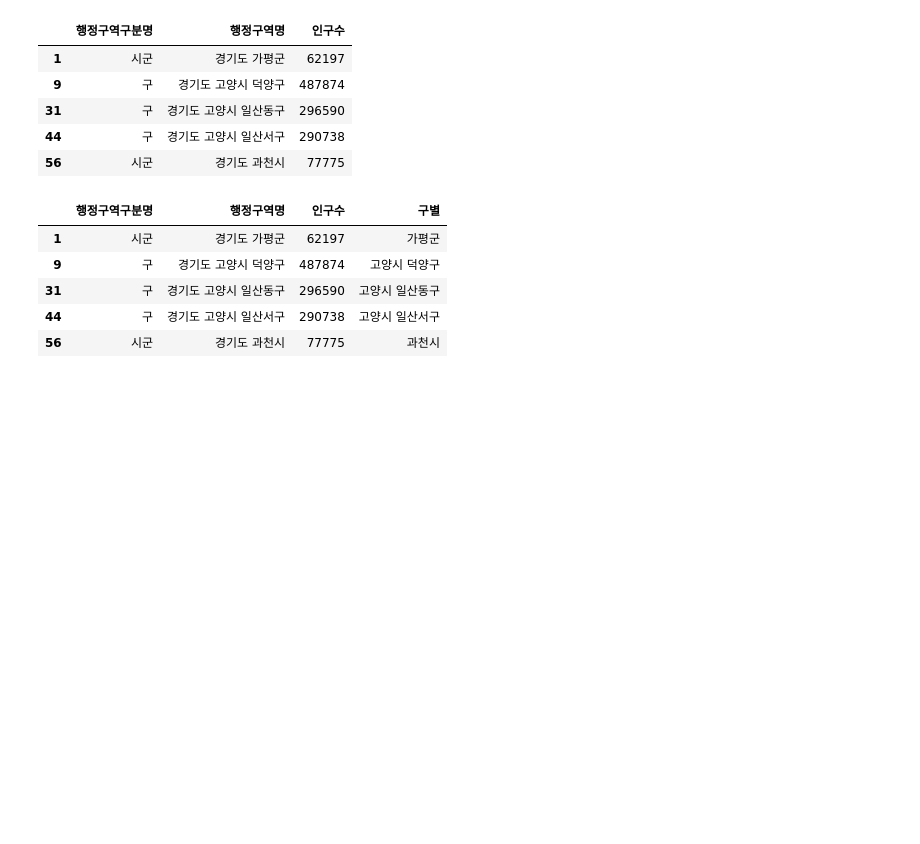
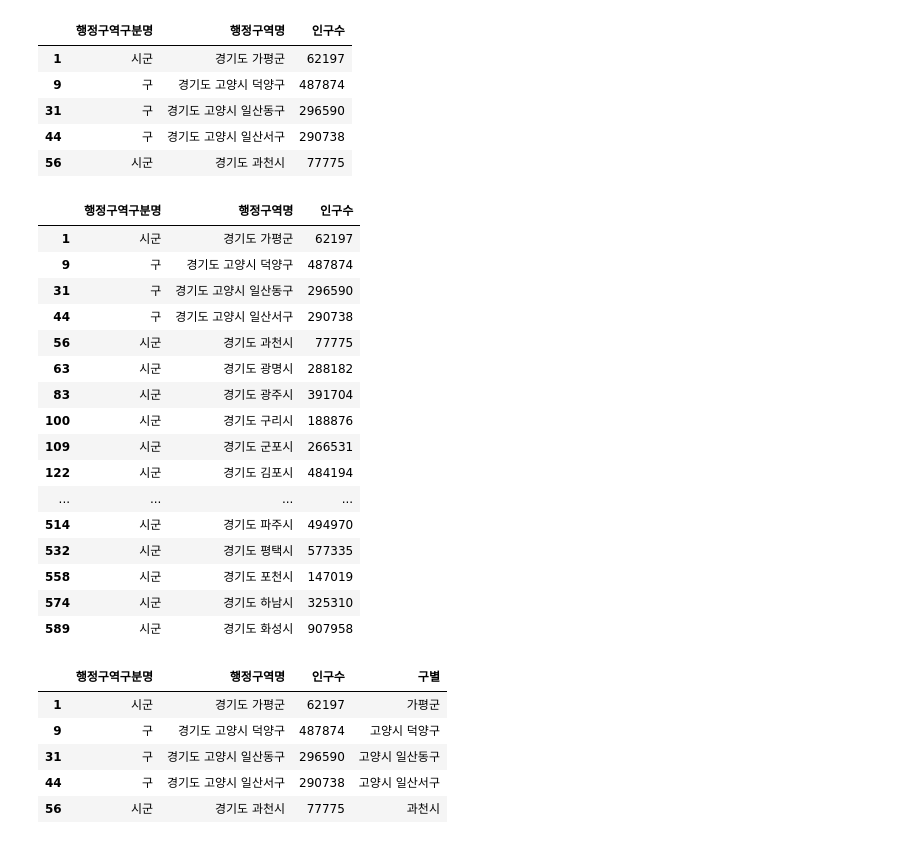
Before and after one commit to Mayhem-XD/DataAnalysis, a Jupyter notebook: 99.과제/02.경기도 공원.ipynb, the cells around one changed output. Drawn from its saved outputs; the diff is of its cells as text; code cells hidden in the pictures; blank space fills up the shorter version.

```diff
--- a/99.과제/02.경기도 공원.ipynb
+++ b/99.과제/02.경기도 공원.ipynb
@@ -260,6 +231,26 @@ df2.head()
 | 56 | 시군 | 경기도 과천시 | 77775 |
 # %%
 df2.drop([96],inplace=True)
+# %%
+df2
+# %% [output]
+|  | 행정구역구분명 | 행정구역명 | 인구수 |
+| 1 | 시군 | 경기도 가평군 | 62197 |
+| 9 | 구 | 경기도 고양시 덕양구 | 487874 |
+| 31 | 구 | 경기도 고양시 일산동구 | 296590 |
+| 44 | 구 | 경기도 고양시 일산서구 | 290738 |
+| 56 | 시군 | 경기도 과천시 | 77775 |
+| 63 | 시군 | 경기도 광명시 | 288182 |
+| 83 | 시군 | 경기도 광주시 | 391704 |
+| 100 | 시군 | 경기도 구리시 | 188876 |
+| 109 | 시군 | 경기도 군포시 | 266531 |
+| 122 | 시군 | 경기도 김포시 | 484194 |
+| ... | ... | ... | ... |
+| 514 | 시군 | 경기도 파주시 | 494970 |
+| 532 | 시군 | 경기도 평택시 | 577335 |
+| 558 | 시군 | 경기도 포천시 | 147019 |
+| 574 | 시군 | 경기도 하남시 | 325310 |
+| 589 | 시군 | 경기도 화성시 | 907958 |
 # %%
 df2['구별'] = df2['행정구역명'].str.split().str[1:].str.join(' ')
 df2.head()
```
Also changed, not shown: parts of 8 cells of this notebook, 3 other files.
